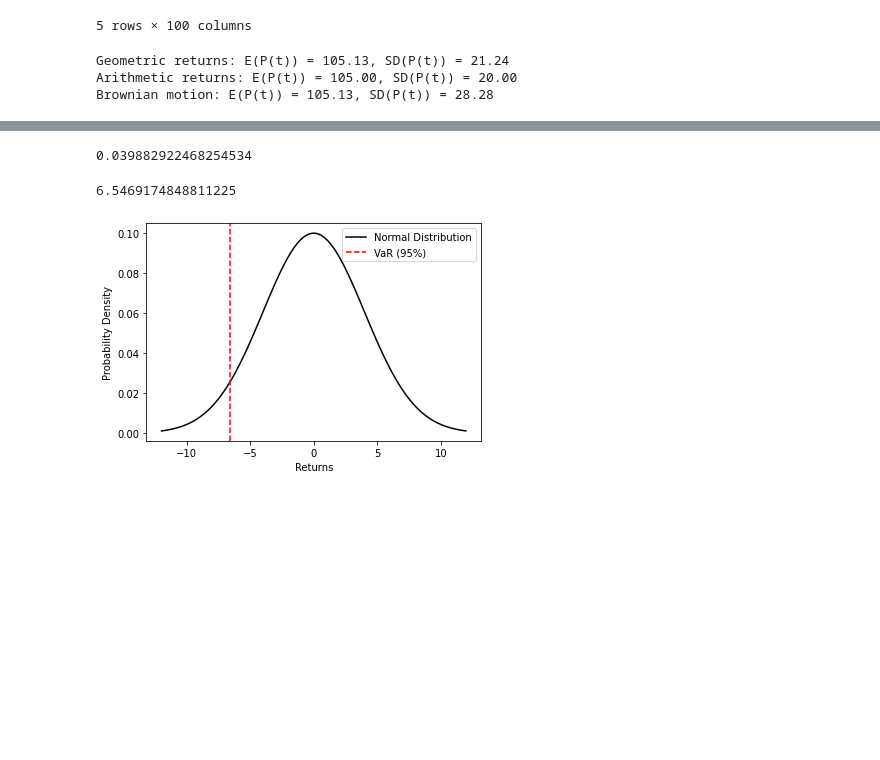
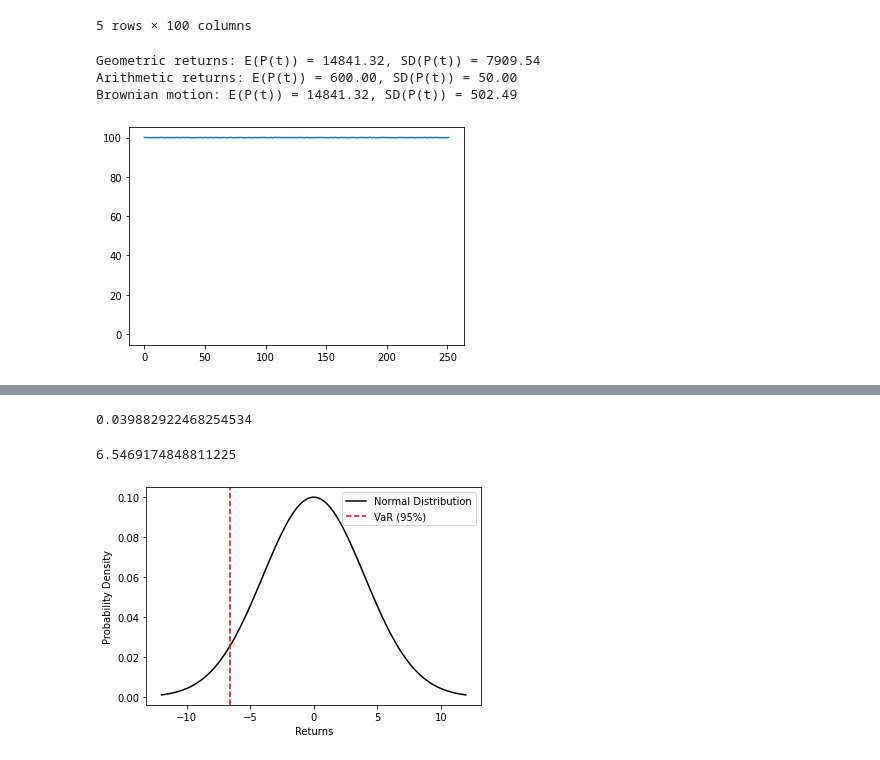
Before and after one commit to MEstrada21/FinTech-545-Spring2023, a Jupyter notebook: Week04/Project/HomeworkWeek4.ipynb, the cells around one changed output, grey strips where cells are left out. Saved outputs shown, nothing was run; the diff lists cells and outputs as text; code cells hidden in the pictures; blank space fills up the shorter version.

```diff
--- a/Week04/Project/HomeworkWeek4.ipynb
+++ b/Week04/Project/HomeworkWeek4.ipynb
@@ -32,33 +30,73 @@ t = 25/252
 # %%
 import numpy as np
 
 # Define the parameters for the price model
 P0 = 100  # initial price
 r = 0.05  # expected rate of return
-sigma = 0.2  # volatility
-T = 1  # time horizon
+sigma = 0.05  # volatility
+T = 100  # time horizon
 
 # Define the time steps
 N = 252  # number of trading days per year
 dt = T / N  # length of time step
 
 # Calculate the expected value and standard deviation of price at time t for each model
 
+# def BrownianClassic(P0, stdev,N):
+#     r = np.random.normal(0,stdev,N)
+#     Pt = P0 +r
+#     return Pt
+
+# def GeometricReturn(P0,stdev,N):
+#     r = np.random.normal(0,stdev,N)
+#     Pt = P0 * np.exp(r)
+#     return Pt
+
+# def ArithmeticReturn(P0,stdev,N):
+#     r = np.random.normal(0,stdev,N)
+#     Pt = P0 + r
+#     return Pt
+
+def BrownianClassic(P0, stdev,N):
+    r = np.random.normal(0,stdev,N)
+    Pt = P0 +r
+    return Pt
+
+def GeometricReturn(P0, stdev, N):
+    r = np.random.normal(0, stdev, N)
+    Pt = P0 * np.exp(np.cumsum(r))
+    return (Pt[-1]/P0 - 1)
+
+def ArithmeticReturn(P0, stdev, N):
+    r = np.random.normal(0, stdev, N)
+    Pt = P0 * np.exp(r)
+    return (Pt[-1] - P0) / P0
+
+
+BrownianClassic = BrownianClassic(P0,sigma , N)
+GeometricReturn = GeometricReturn(P0,sigma , N)
+ArithmeticReturn = ArithmeticReturn(P0,sigma , N)
+
+#graph the three simulations
+plt.plot(BrownianClassic, label = 'Brownian Classic')
+plt.plot(GeometricReturn, label = 'Geometric Return')
+plt.plot(ArithmeticReturn, label = 'Arithmetic Return')
 
 geometricExp = P0 * np.exp(r * T)
 geometricStd = P0 * np.sqrt(np.exp(2 * r * T) * (np.exp(sigma**2 * T) - 1))
 arithmeticExp = P0 * (1 + r * T)
 arithmeticStd = P0 * sigma * np.sqrt(T)
 brownianExp = P0 * np.exp(r * T)
 brownianStd = P0 * np.sqrt((sigma**2 * T) * (1 + T))
 
 # Print out the results
 print("Geometric returns: E(P(t)) = {:.2f}, SD(P(t)) = {:.2f}".format(geometricExp, geometricStd))
 print("Arithmetic returns: E(P(t)) = {:.2f}, SD(P(t)) = {:.2f}".format(arithmeticExp, arithmeticStd))
 print("Brownian motion: E(P(t)) = {:.2f}, SD(P(t)) = {:.2f}".format(brownianExp, brownianStd))
 # %% [output]
-Geometric returns: E(P(t)) = 105.13, SD(P(t)) = 21.24
-Arithmetic returns: E(P(t)) = 105.00, SD(P(t)) = 20.00
-Brownian motion: E(P(t)) = 105.13, SD(P(t)) = 28.28
+Geometric returns: E(P(t)) = 14841.32, SD(P(t)) = 7909.54
+Arithmetic returns: E(P(t)) = 600.00, SD(P(t)) = 50.00
+Brownian motion: E(P(t)) = 14841.32, SD(P(t)) = 502.49
+[figure, added]
 # %%
 #calculate Classical brownian motion returns given price
```
Also changed, not shown: parts of 25 cells of this notebook, 5 other files.
